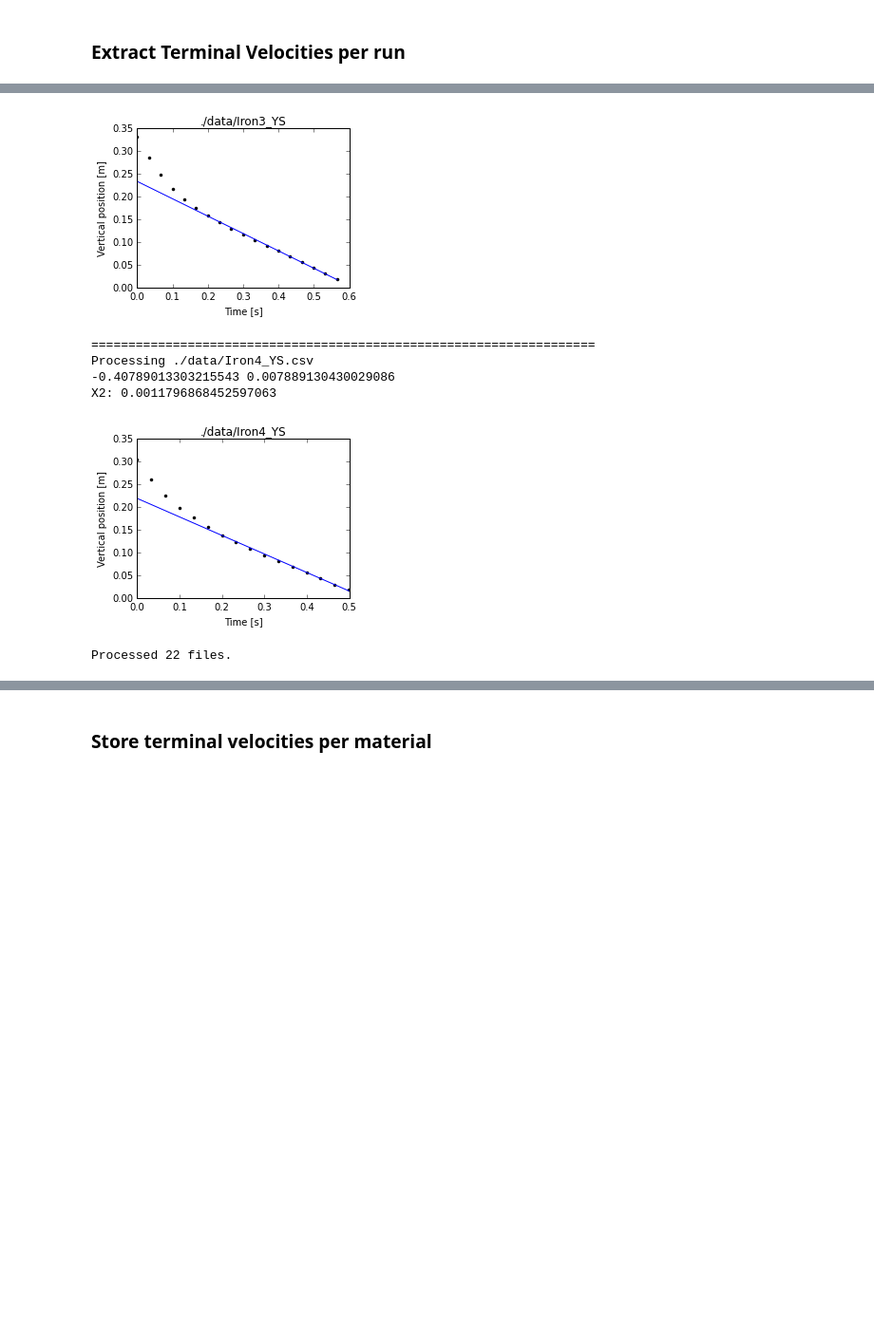
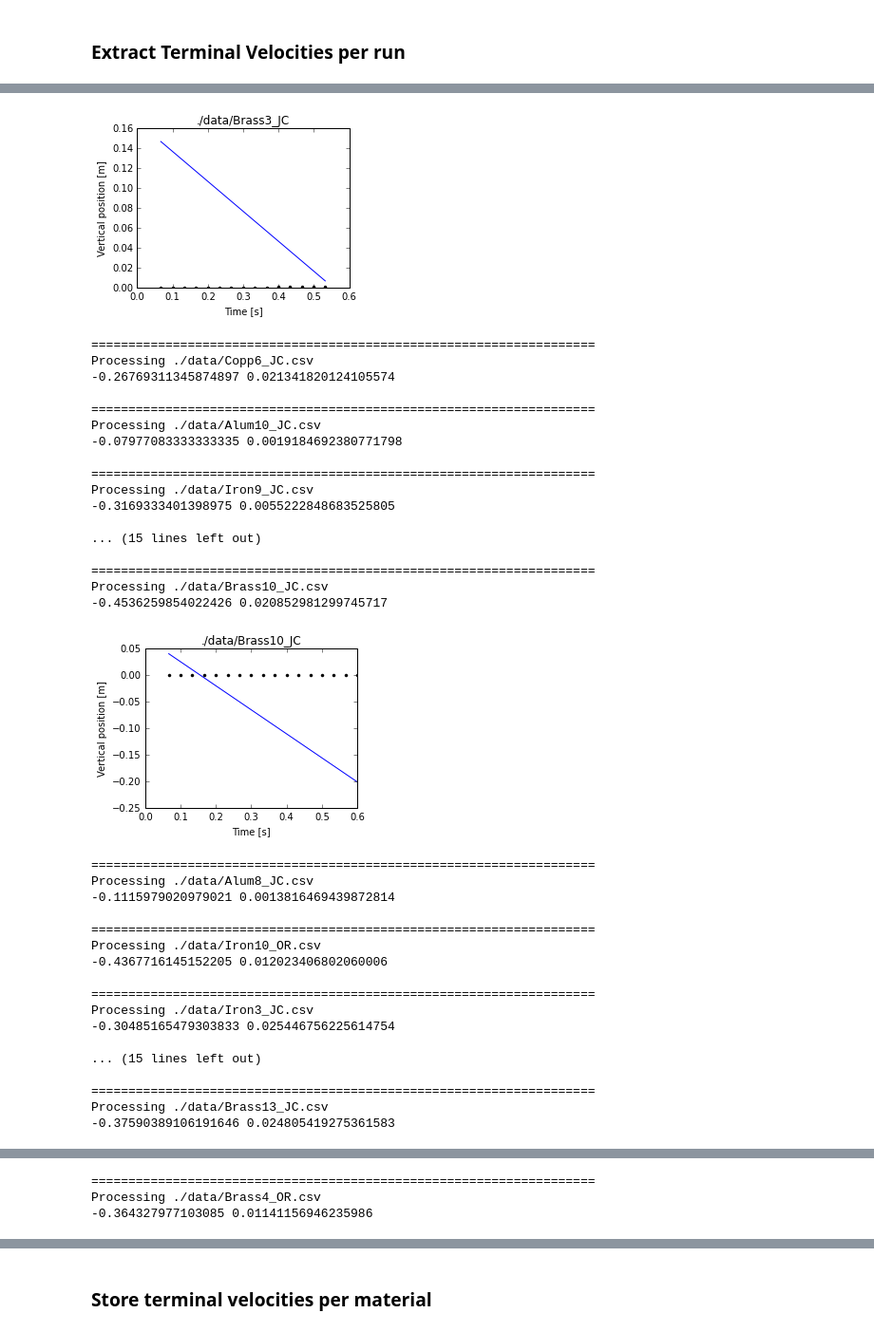
Before and after one commit to wunderbeere/phys-258-glycerin, a Jupyter notebook: data_processing.ipynb, the cells around one changed output, grey strips where cells are left out. Shown at 95% size. Drawn from its saved outputs; the diff is of its cells as text; code cells hidden in the pictures; blank space fills up the shorter version.

```diff
--- a/data_processing.ipynb
+++ b/data_processing.ipynb
@@ -17,28 +18,33 @@ print(files)
 # %% [markdown]
 ### Extract Terminal Velocities per run
 # %%
-t_min = 0.15
+t_min = 0.34
 v_t_dict = {}
 
 for i, path in enumerate(files):
-    print("====================================================================")
-    print("Processing", path)
-    trial = path.replace(".csv","")[:-4].replace(data_path, "") #Store trial names for data compilation
+
+    trial = path.replace(".csv","").replace(data_path, "")[:4] #Store trial names for data compilation
     data = np.genfromtxt(path, skip_header=2, delimiter=",")
 
     # Extract relevant data
     linear_portion = data[data[:,0]>t_min]
 
     # Calculate terminal velocity in m/s
-    (v_t, b), pcov = np.polyfit(linear_portion[:, 0], linear_portion[:, 1]/1000, deg=1, cov=True)
+    if "JC" in path:
+        (v_t, b), pcov = np.polyfit(linear_portion[:, 0], linear_portion[:, 1], deg=1, cov=True)
+    else:
+        (v_t, b), pcov = np.polyfit(linear_portion[:, 0], linear_portion[:, 1]/1000, deg=1, cov=True)
     err = np.sqrt(np.diag(pcov))[0] # Error on the slope
-    print(v_t, err)
-    chi2 = np.sum((linear_portion[:,1]/1000-(v_t*linear_portion[:,0] + b))**2/(v_t*linear_portion[:,0] + b))
-    print("X2:", chi2)
 
     v_t = -abs(v_t) #make sure they're all negative
 
-    if "Iron" in path:
+    print("====================================================================")
+    print("Processing", path)
+    print(v_t, err)
+
+
+    if "Bras" in path:
+
         plt.figure(figsize=(4, 3))
         plt.title(path.replace(".csv",""))
         plt.xlabel("Time [s]")
@@ -47,6 +53,7 @@ for i, path in enumerate(files):
         plt.plot(data[:,0], data[:,0]*v_t + b, "b")
         plt.show()
 
+
     # Storing terminal velocity and its uncertainty
     if trial not in v_t_dict.keys():
         v_t_dict[trial] = [[v_t, err]]
@@ -98,7 +104,36 @@ X2: 0.000532260830091774
-[figure, old version]
+[figure, new version]
 ====================================================================
-Processing ./data/Iron4_YS.csv
--0.40789013303215543 0.007889130430029086
-X2: 0.0011796868452597063
+Processing ./data/Copp6_JC.csv
+-0.26769311345874897 0.021341820124105574
+
+====================================================================
+Processing ./data/Alum10_JC.csv
+-0.07977083333333335 0.0019184692380771798
+
+====================================================================
+Processing ./data/Iron9_JC.csv
+-0.3169333401398975 0.0055222848683525805
+
+... (15 lines left out)
+
+====================================================================
+Processing ./data/Brass10_JC.csv
+-0.4536259854022426 0.020852981299745717
-[figure, old version]
+[figure, new version]
-Processed 22 files.
+====================================================================
+Processing ./data/Alum8_JC.csv
+-0.1115979020979021 0.0013816469439872814
+
+====================================================================
+Processing ./data/Iron10_OR.csv
+-0.4367716145152205 0.012023406802060006
+
+====================================================================
+Processing ./data/Iron3_JC.csv
+-0.30485165479303833 0.025446756225614754
+
+... (15 lines left out)
+
+====================================================================
+Processing ./data/Brass13_JC.csv
+-0.37590389106191646 0.024805419275361583
@@ -104,0 +141,3 @@ Processed 22 files.
+====================================================================
+Processing ./data/Brass4_OR.csv
+-0.364327977103085 0.01141156946235986
```
Also changed, not shown: parts of 21 cells of this notebook.
